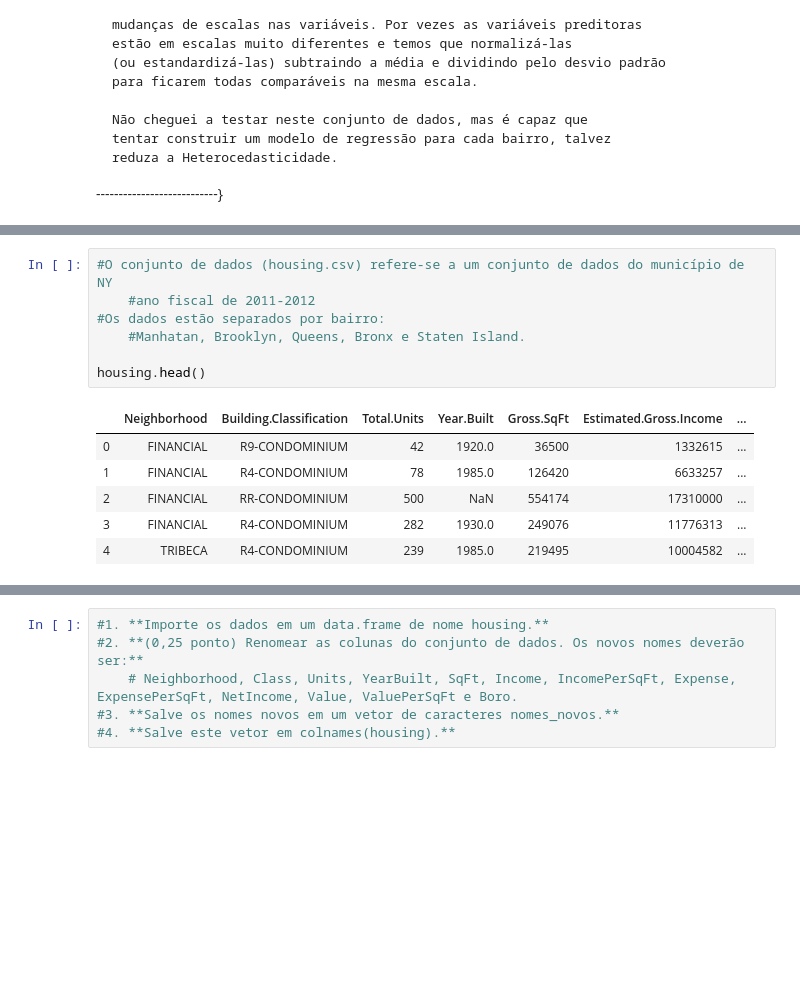
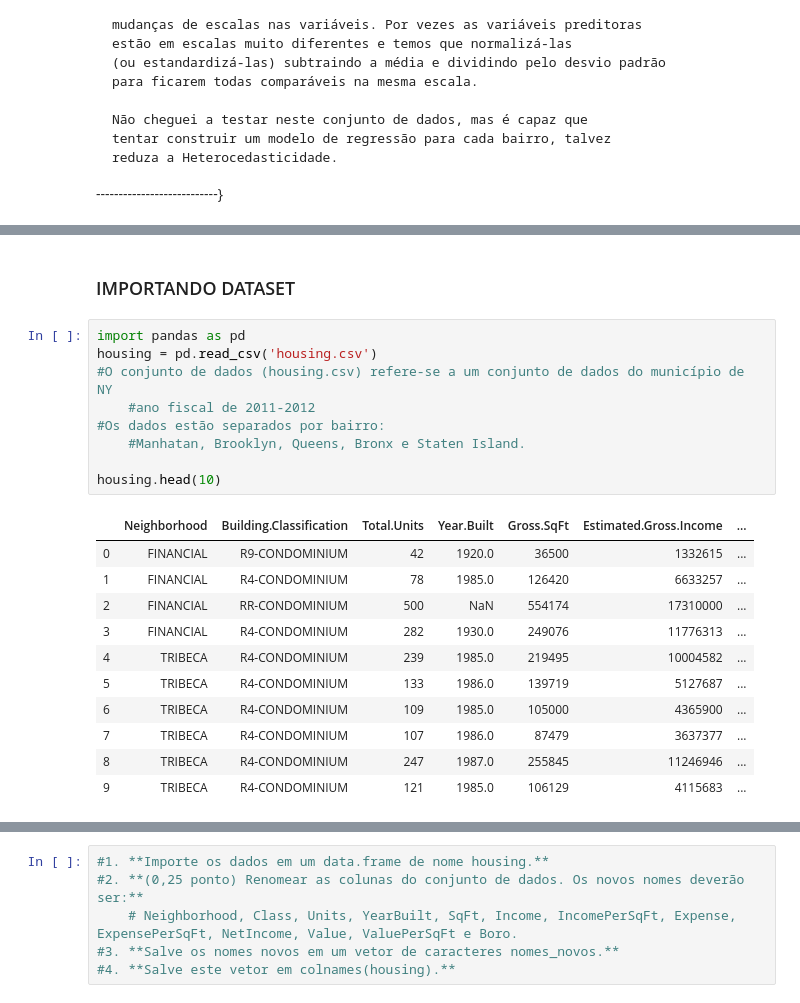
Before and after one commit to Jonathan-geo/Predicao_Regressao, a Jupyter notebook: trab_predicao_regress.ipynb, the cells around one changed output, grey strips where cells are left out. Cells and saved outputs as stored; diff of their text form; blank space fills up the shorter version.

```diff
--- a/trab_predicao_regress.ipynb
+++ b/trab_predicao_regress.ipynb
@@ -93,15 +144,24 @@ housing = pd.read_csv('housing.csv')
+# %% [markdown]
+### IMPORTANDO DATASET
 # %%
+import pandas as pd
+housing = pd.read_csv('housing.csv')
 #O conjunto de dados (housing.csv) refere-se a um conjunto de dados do município de NY
     #ano fiscal de 2011-2012
 #Os dados estão separados por bairro:
     #Manhatan, Brooklyn, Queens, Bronx e Staten Island.
 
-housing.head()
+housing.head(10)
 # %% [output]
 |  | Neighborhood | Building.Classification | Total.Units | Year.Built | Gross.SqFt | Estimated.Gross.Income | ... |
 | 0 | FINANCIAL | R9-CONDOMINIUM | 42 | 1920.0 | 36500 | 1332615 | ... |
 | 1 | FINANCIAL | R4-CONDOMINIUM | 78 | 1985.0 | 126420 | 6633257 | ... |
 | 2 | FINANCIAL | RR-CONDOMINIUM | 500 | NaN | 554174 | 17310000 | ... |
 | 3 | FINANCIAL | R4-CONDOMINIUM | 282 | 1930.0 | 249076 | 11776313 | ... |
 | 4 | TRIBECA | R4-CONDOMINIUM | 239 | 1985.0 | 219495 | 10004582 | ... |
+| 5 | TRIBECA | R4-CONDOMINIUM | 133 | 1986.0 | 139719 | 5127687 | ... |
+| 6 | TRIBECA | R4-CONDOMINIUM | 109 | 1985.0 | 105000 | 4365900 | ... |
+| 7 | TRIBECA | R4-CONDOMINIUM | 107 | 1986.0 | 87479 | 3637377 | ... |
+| 8 | TRIBECA | R4-CONDOMINIUM | 247 | 1987.0 | 255845 | 11246946 | ... |
+| 9 | TRIBECA | R4-CONDOMINIUM | 121 | 1985.0 | 106129 | 4115683 | ... |
 # %% [markdown]
```
Also changed, not shown: parts of 31 cells of this notebook.
